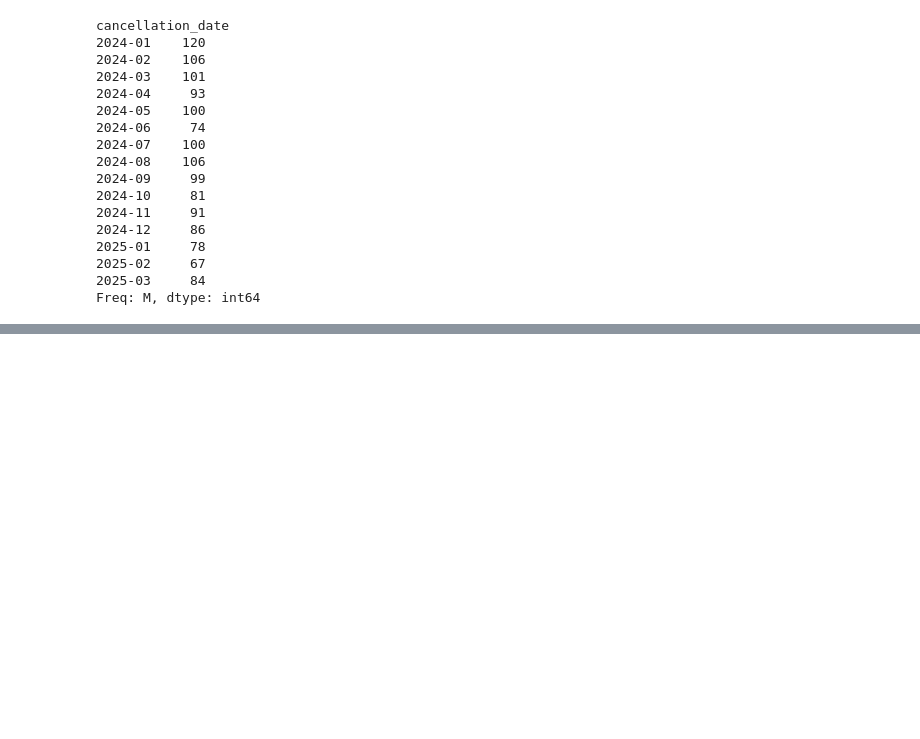
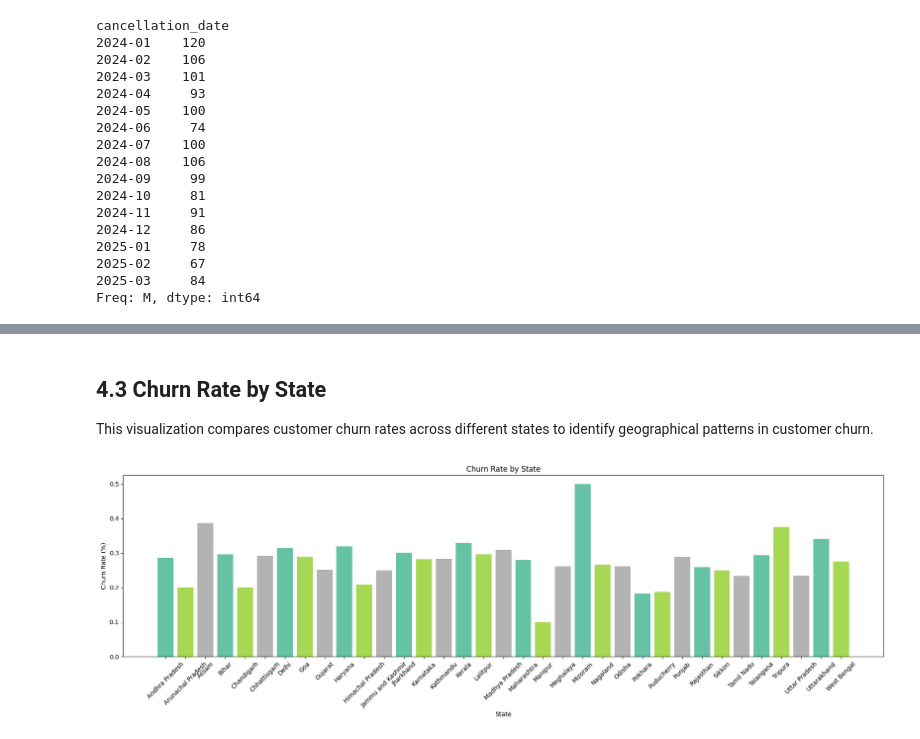
Before and after one commit to mazharakhtar05/Customer_Churn_Analysis, a Jupyter notebook: Customer_Churn_Analysis.ipynb, the cells around one changed output, grey strips where cells are left out. Cells and saved outputs as stored; diff of their text form; code cells hidden in the pictures; blank space fills up the shorter version.

```diff
--- a/Customer_Churn_Analysis.ipynb
+++ b/Customer_Churn_Analysis.ipynb
@@ -852,0 +929,27 @@ Freq: M, dtype: int64
+# %% [markdown]
+## 4.3 Churn Rate by State
+
+This visualization compares customer churn rates across different states to identify geographical patterns in customer churn.
+# %%
+# 4.3 Churn By state
+
+# 4.2 churned by plan type
+
+churn_state = df_visual.groupby('state')['churn_flag'].mean()
+
+# colors = ['Red', 'Blue', 'Purple']
+
+colors = plt.cm.Set2(np.linspace(0,1,len(churn_plan)))
+
+plt.figure(figsize=(18,6))
+
+plt.bar(churn_state.index , churn_state.values,color = colors )
+plt.title('Churn Rate by State')
+plt.xlabel('State')
+plt.ylabel('Churn Rate (%)')
+plt.xticks(rotation=45)
+
+plt.tight_layout()
+plt.show()
+# %% [output]
+[figure, added]
```
Also changed, not shown: parts of 27 cells of this notebook.
